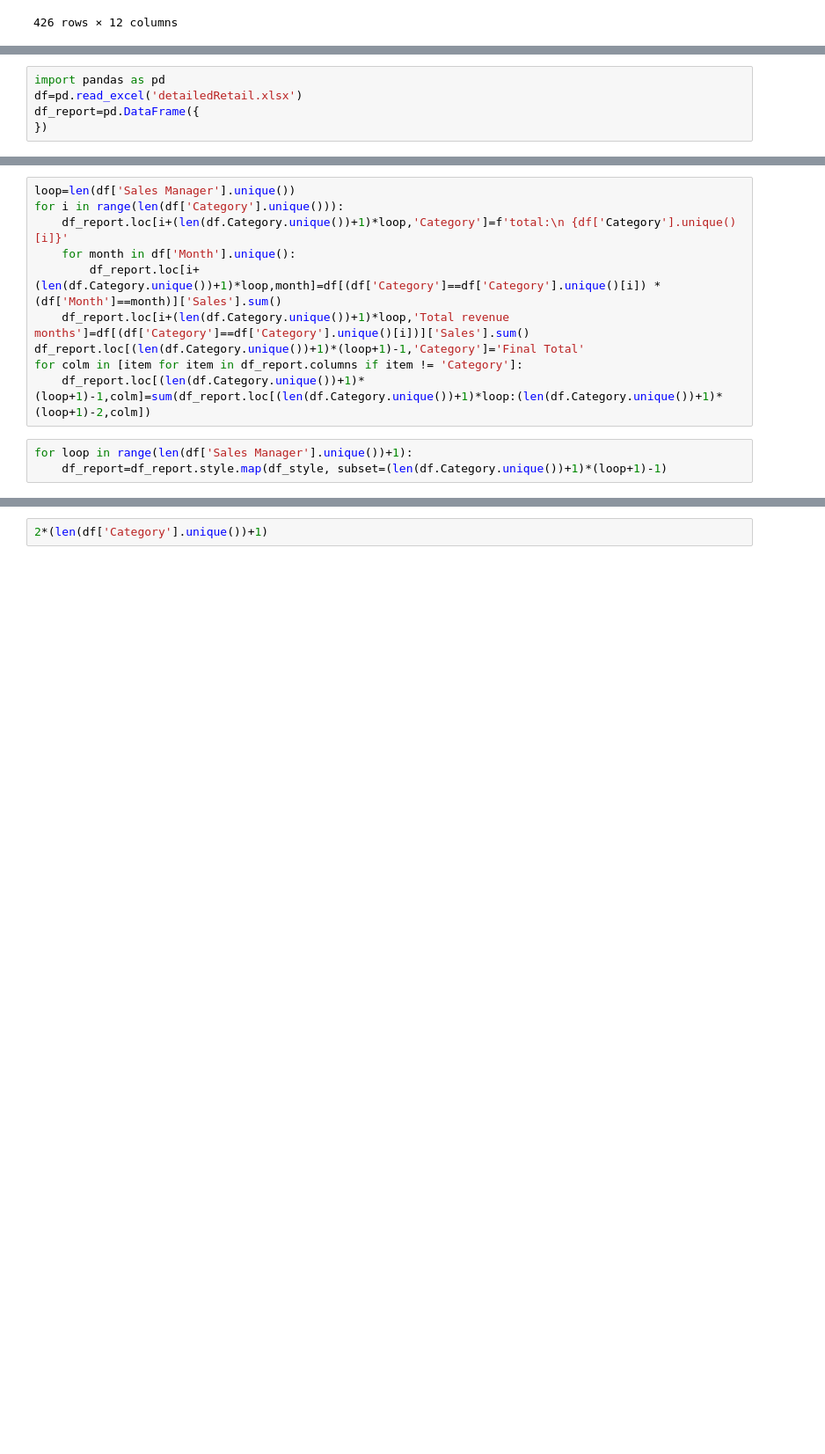
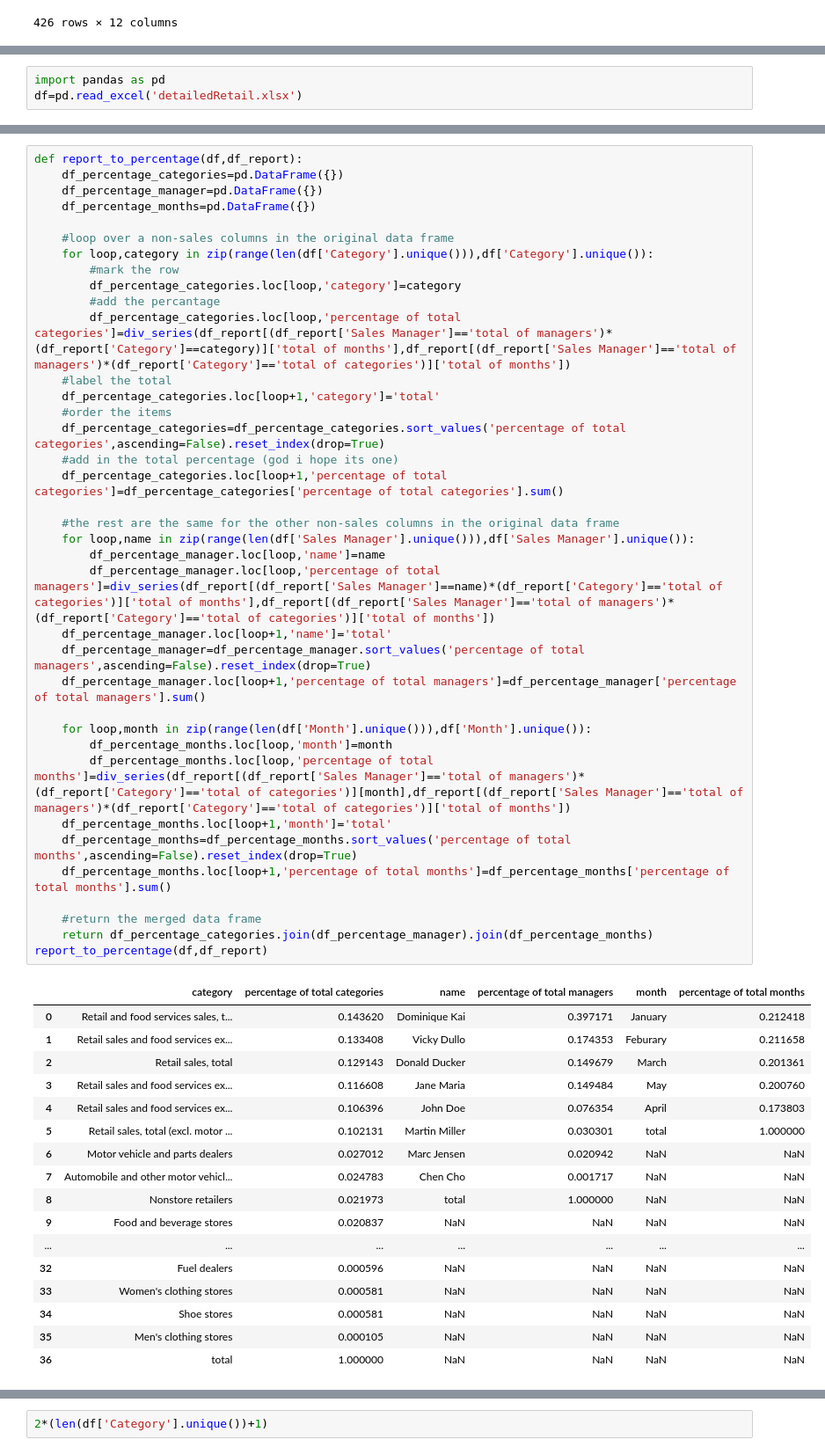
Before and after one commit to OlivierAM23/ds5_assignment_group7, a Jupyter notebook: week 4/test_olivier.ipynb, the cells around one changed output, grey strips where cells are left out. Shown at 88% size. Saved outputs shown, nothing was run; the diff lists cells and outputs as text; blank space fills up the shorter version.

```diff
--- a/week 4/test_olivier.ipynb
+++ b/week 4/test_olivier.ipynb
@@ -45,6 +49,4 @@ df[(df=='Not assigned').sum(axis=1)>=2]
 # %%
 import pandas as pd
 df=pd.read_excel('detailedRetail.xlsx')
-df_report=pd.DataFrame({
-})
 # %%
@@ -60,13 +93,0 @@ for loop, name in zip(range(len(df['Sales Manager'].unique())), df['Sales Manage
-# %%
-loop=len(df['Sales Manager'].unique())
-for i in range(len(df['Category'].unique())):
-    df_report.loc[i+(len(df.Category.unique())+1)*loop,'Category']=f'total:\n {df['Category'].unique()[i]}'
-    for month in df['Month'].unique():
-        df_report.loc[i+(len(df.Category.unique())+1)*loop,month]=df[(df['Category']==df['Category'].unique()[i]) * (df['Month']==month)]['Sales'].sum()
-    df_report.loc[i+(len(df.Category.unique())+1)*loop,'Total revenue months']=df[(df['Category']==df['Category'].unique()[i])]['Sales'].sum()
-df_report.loc[(len(df.Category.unique())+1)*(loop+1)-1,'Category']='Final Total'
-for colm in [item for item in df_report.columns if item != 'Category']:
-    df_report.loc[(len(df.Category.unique())+1)*(loop+1)-1,colm]=sum(df_report.loc[(len(df.Category.unique())+1)*loop:(len(df.Category.unique())+1)*(loop+1)-2,colm])
-# %%
-for loop in range(len(df['Sales Manager'].unique())+1):
-    df_report=df_report.style.map(df_style, subset=(len(df.Category.unique())+1)*(loop+1)-1)
@@ -118,0 +110,55 @@ Name: Total revenue, dtype: float64
+# %%
+def report_to_percentage(df,df_report):
+    df_percentage_categories=pd.DataFrame({})
+    df_percentage_manager=pd.DataFrame({})
+    df_percentage_months=pd.DataFrame({})
+
+    #loop over a non-sales columns in the original data frame
+    for loop,category in zip(range(len(df['Category'].unique())),df['Category'].unique()):
+        #mark the row
+        df_percentage_categories.loc[loop,'category']=category
+        #add the percantage
+        df_percentage_categories.loc[loop,'percentage of total categories']=div_series(df_report[(df_report['Sales Manager']=='total of managers')*(df_report['Category']==category)]['total of months'],df_report[(df_report['Sales Manager']=='total of managers')*(df_report['Category']=='total of categories')]['total of months'])
+    #label the total
+    df_percentage_categories.loc[loop+1,'category']='total'
+    #order the items
+    df_percentage_categories=df_percentage_categories.sort_values('percentage of total categories',ascending=False).reset_index(drop=True)
+    #add in the total percentage (god i hope its one)
+    df_percentage_categories.loc[loop+1,'percentage of total categories']=df_percentage_categories['percentage of total categories'].sum()
+
+    #the rest are the same for the other non-sales columns in the original data frame
+    for loop,name in zip(range(len(df['Sales Manager'].unique())),df['Sales Manager'].unique()):
+        df_percentage_manager.loc[loop,'name']=name
+        df_percentage_manager.loc[loop,'percentage of total managers']=div_series(df_report[(df_report['Sales Manager']==name)*(df_report['Category']=='total of categories')]['total of months'],df_report[(df_report['Sales Manager']=='total of managers')*(df_report['Category']=='total of categories')]['total of months'])
+    df_percentage_manager.loc[loop+1,'name']='total'
+    df_percentage_manager=df_percentage_manager.sort_values('percentage of total managers',ascending=False).reset_index(drop=True)
+    df_percentage_manager.loc[loop+1,'percentage of total managers']=df_percentage_manager['percentage of total managers'].sum()
+
+    for loop,month in zip(range(len(df['Month'].unique())),df['Month'].unique()):
+        df_percentage_months.loc[loop,'month']=month
+        df_percentage_months.loc[loop,'percentage of total months']=div_series(df_report[(df_report['Sales Manager']=='total of managers')*(df_report['Category']=='total of categories')][month],df_report[(df_report['Sales Manager']=='total of managers')*(df_report['Category']=='total of categories')]['total of months'])
+    df_percentage_months.loc[loop+1,'month']='total'
+    df_percentage_months=df_percentage_months.sort_values('percentage of total months',ascending=False).reset_index(drop=True)
+    df_percentage_months.loc[loop+1,'percentage of total months']=df_percentage_months['percentage of total months'].sum()
+
+    #return the merged data frame
+    return df_percentage_categories.join(df_percentage_manager).join(df_percentage_months)
+report_to_percentage(df,df_report)
+# %% [output]
+|  | category | percentage of total categories | name | percentage of total managers | month | percentage of total months |
+| 0 | Retail and food services sales, t... | 0.143620 | Dominique Kai | 0.397171 | January | 0.212418 |
+| 1 | Retail sales and food services ex... | 0.133408 | Vicky Dullo | 0.174353 | Feburary | 0.211658 |
+| 2 | Retail sales, total | 0.129143 | Donald Ducker | 0.149679 | March | 0.201361 |
+| 3 | Retail sales and food services ex... | 0.116608 | Jane Maria | 0.149484 | May | 0.200760 |
+| 4 | Retail sales and food services ex... | 0.106396 | John Doe | 0.076354 | April | 0.173803 |
+| 5 | Retail sales, total (excl. motor ... | 0.102131 | Martin Miller | 0.030301 | total | 1.000000 |
+| 6 | Motor vehicle and parts dealers | 0.027012 | Marc Jensen | 0.020942 | NaN | NaN |
+| 7 | Automobile and other motor vehicl... | 0.024783 | Chen Cho | 0.001717 | NaN | NaN |
+| 8 | Nonstore retailers | 0.021973 | total | 1.000000 | NaN | NaN |
+| 9 | Food and beverage stores | 0.020837 | NaN | NaN | NaN | NaN |
+| ... | ... | ... | ... | ... | ... | ... |
+| 32 | Fuel dealers | 0.000596 | NaN | NaN | NaN | NaN |
+| 33 | Women's clothing stores | 0.000581 | NaN | NaN | NaN | NaN |
+| 34 | Shoe stores | 0.000581 | NaN | NaN | NaN | NaN |
+| 35 | Men's clothing stores | 0.000105 | NaN | NaN | NaN | NaN |
+| 36 | total | 1.000000 | NaN | NaN | NaN | NaN |
```
Also changed, not shown: parts of 15 cells of this notebook, 2 other files.
